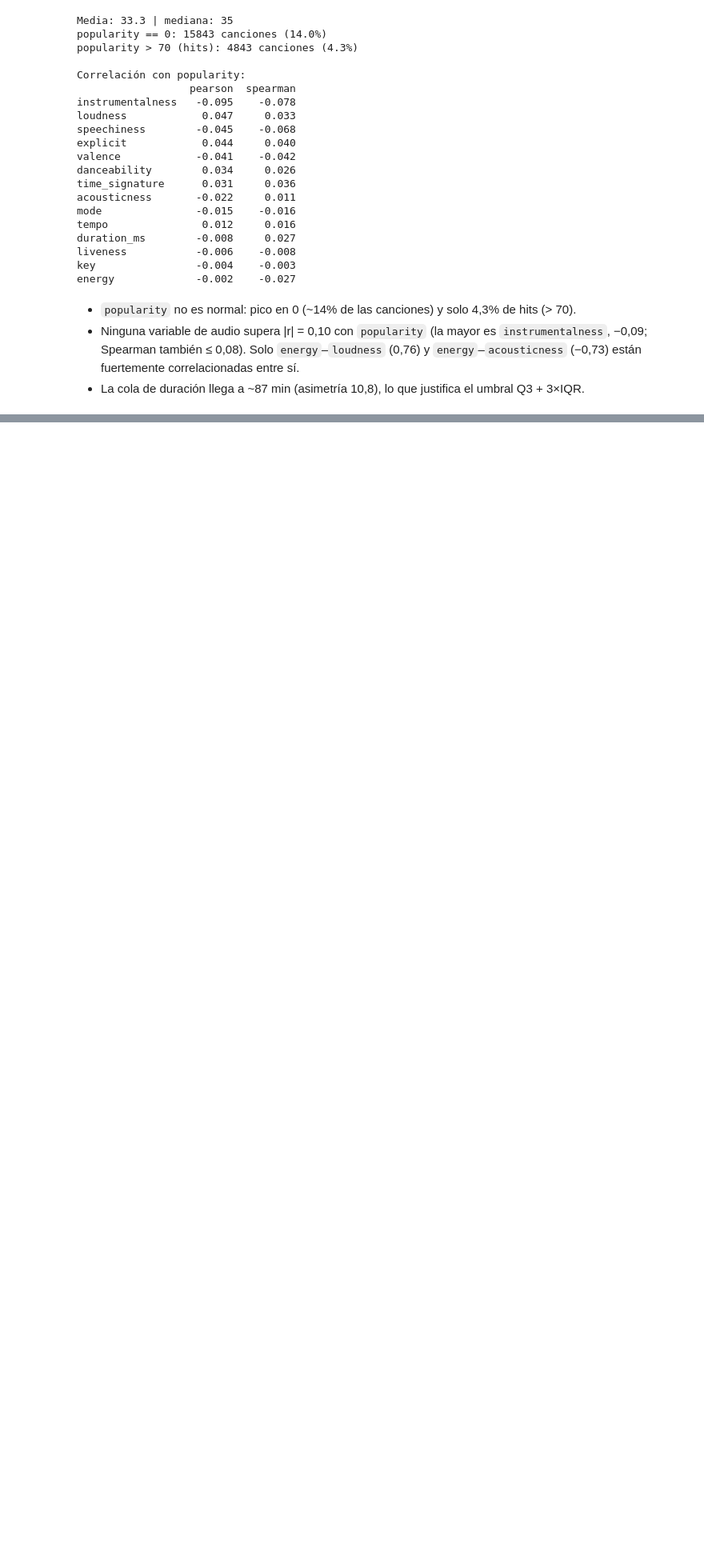
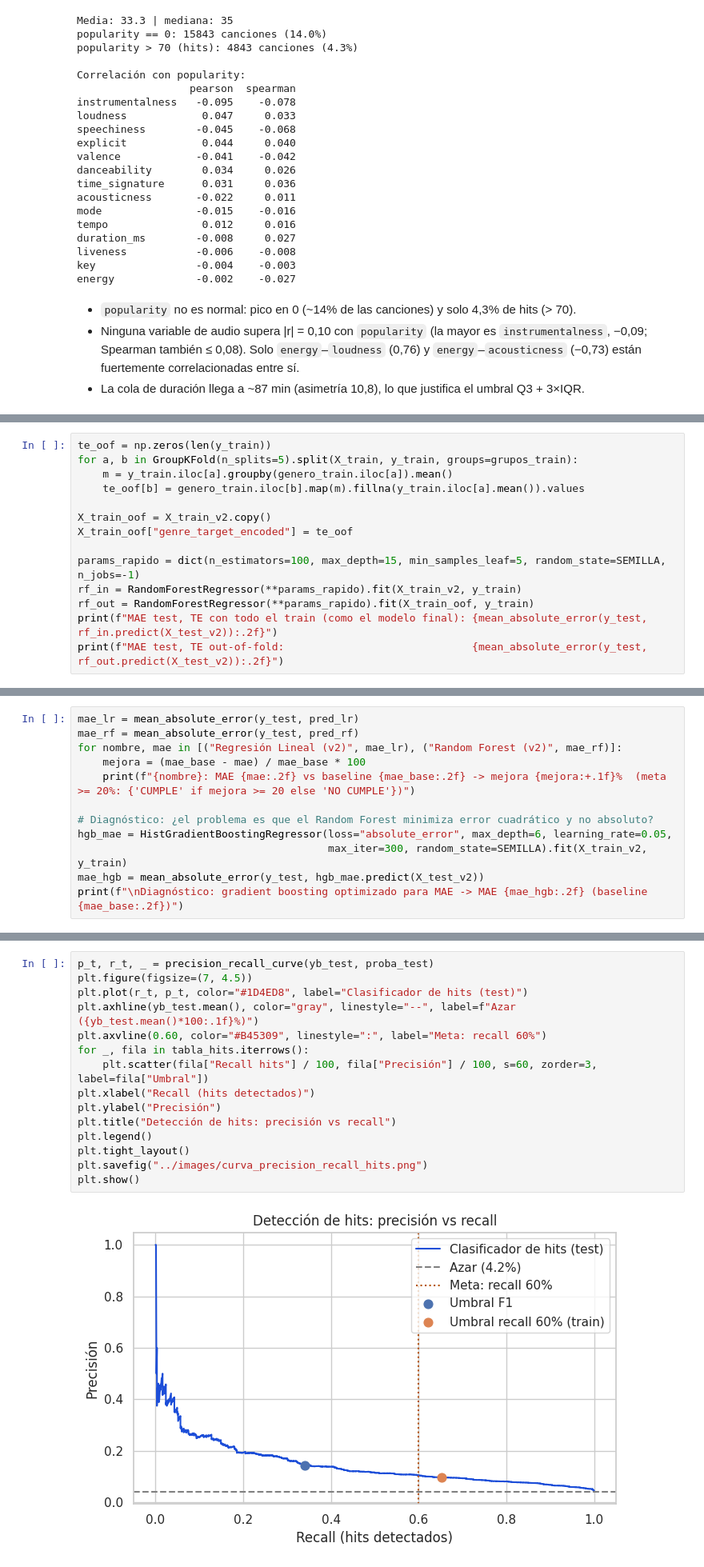
Before and after one commit to Martinedu21/ProyectoSpotifyML, a Jupyter notebook: notebooks/Spotify_Notebook.ipynb, the cells around one changed output, grey strips where cells are left out. Shown at 80% size. Drawn from its saved outputs; the diff is of its cells as text; blank space fills up the shorter version.

```diff
--- a/notebooks/Spotify_Notebook.ipynb
+++ b/notebooks/Spotify_Notebook.ipynb
@@ -628,0 +666,14 @@ dtype: float64
+# %%
+te_oof = np.zeros(len(y_train))
+for a, b in GroupKFold(n_splits=5).split(X_train, y_train, groups=grupos_train):
+    m = y_train.iloc[a].groupby(genero_train.iloc[a]).mean()
+    te_oof[b] = genero_train.iloc[b].map(m).fillna(y_train.iloc[a].mean()).values
+
+X_train_oof = X_train_v2.copy()
+X_train_oof["genre_target_encoded"] = te_oof
+
+params_rapido = dict(n_estimators=100, max_depth=15, min_samples_leaf=5, random_state=SEMILLA, n_jobs=-1)
+rf_in = RandomForestRegressor(**params_rapido).fit(X_train_v2, y_train)
+rf_out = RandomForestRegressor(**params_rapido).fit(X_train_oof, y_train)
+print(f"MAE test, TE con todo el train (como el modelo final): {mean_absolute_error(y_test, rf_in.predict(X_test_v2)):.2f}")
+print(f"MAE test, TE out-of-fold:                              {mean_absolute_error(y_test, rf_out.predict(X_test_v2)):.2f}")
@@ -628,0 +724,12 @@ dtype: float64
+# %%
+mae_lr = mean_absolute_error(y_test, pred_lr)
+mae_rf = mean_absolute_error(y_test, pred_rf)
+for nombre, mae in [("Regresión Lineal (v2)", mae_lr), ("Random Forest (v2)", mae_rf)]:
+    mejora = (mae_base - mae) / mae_base * 100
+    print(f"{nombre}: MAE {mae:.2f} vs baseline {mae_base:.2f} -> mejora {mejora:+.1f}%  (meta >= 20%: {'CUMPLE' if mejora >= 20 else 'NO CUMPLE'})")
+
+# Diagnóstico: ¿el problema es que el Random Forest minimiza error cuadrático y no absoluto?
+hgb_mae = HistGradientBoostingRegressor(loss="absolute_error", max_depth=6, learning_rate=0.05,
+                                        max_iter=300, random_state=SEMILLA).fit(X_train_v2, y_train)
+mae_hgb = mean_absolute_error(y_test, hgb_mae.predict(X_test_v2))
+print(f"\nDiagnóstico: gradient boosting optimizado para MAE -> MAE {mae_hgb:.2f} (baseline {mae_base:.2f})")
@@ -628,0 +806,17 @@ dtype: float64
+# %%
+p_t, r_t, _ = precision_recall_curve(yb_test, proba_test)
+plt.figure(figsize=(7, 4.5))
+plt.plot(r_t, p_t, color="#1D4ED8", label="Clasificador de hits (test)")
+plt.axhline(yb_test.mean(), color="gray", linestyle="--", label=f"Azar ({yb_test.mean()*100:.1f}%)")
+plt.axvline(0.60, color="#B45309", linestyle=":", label="Meta: recall 60%")
+for _, fila in tabla_hits.iterrows():
+    plt.scatter(fila["Recall hits"] / 100, fila["Precisión"] / 100, s=60, zorder=3, label=fila["Umbral"])
+plt.xlabel("Recall (hits detectados)")
+plt.ylabel("Precisión")
+plt.title("Detección de hits: precisión vs recall")
+plt.legend()
+plt.tight_layout()
+plt.savefig("../images/curva_precision_recall_hits.png")
+plt.show()
+# %% [output]
+[figure, added]
```
Also changed, not shown: parts of 72 cells of this notebook.
